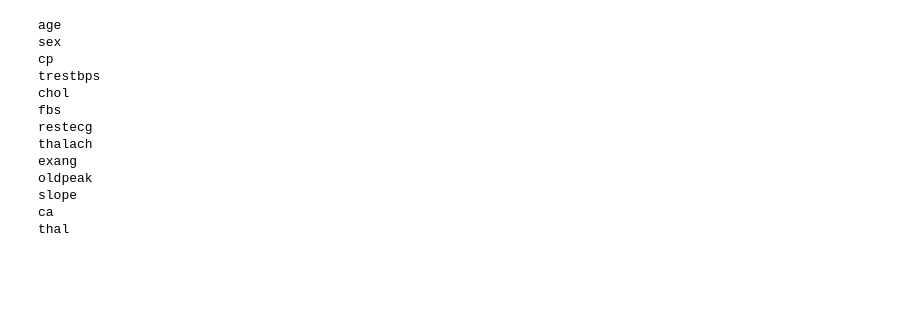
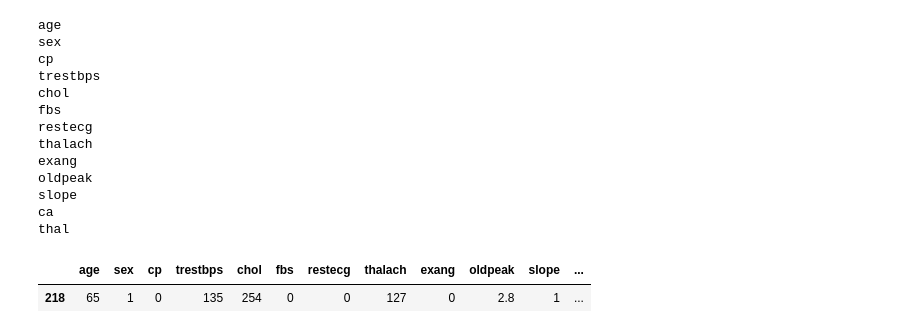
Before and after one commit to kinnu2618/multiple-disease-prediction, a Jupyter notebook: training/heart_training.ipynb, the cells around one changed output. Saved outputs shown, nothing was run; the diff lists cells and outputs as text; code cells hidden in the pictures; blank space fills up the shorter version.

```diff
--- a/training/heart_training.ipynb
+++ b/training/heart_training.ipynb
@@ -199,3 +199,8 @@ oldpeak
 slope
 ca
 thal
+# %%
+heart_data.sample()
+# %% [output]
+|  | age | sex | cp | trestbps | chol | fbs | restecg | thalach | exang | oldpeak | slope | ... |
+| 218 | 65 | 1 | 0 | 135 | 254 | 0 | 0 | 127 | 0 | 2.8 | 1 | ... |
```
Also changed, not shown: 1 other file.
